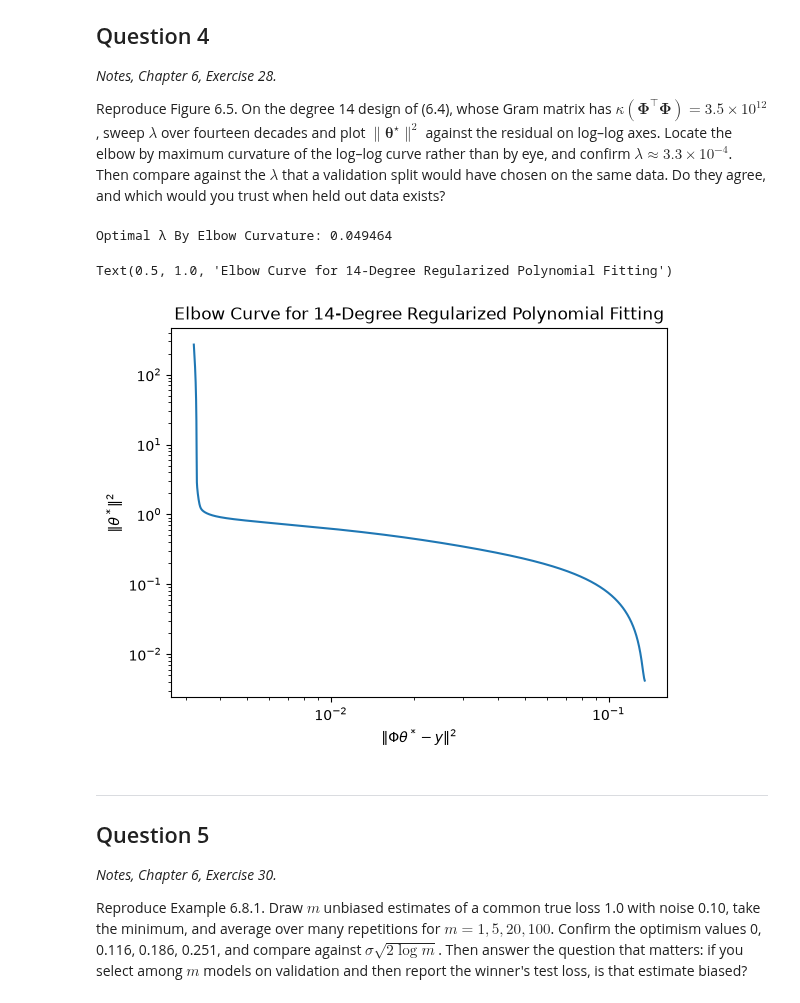
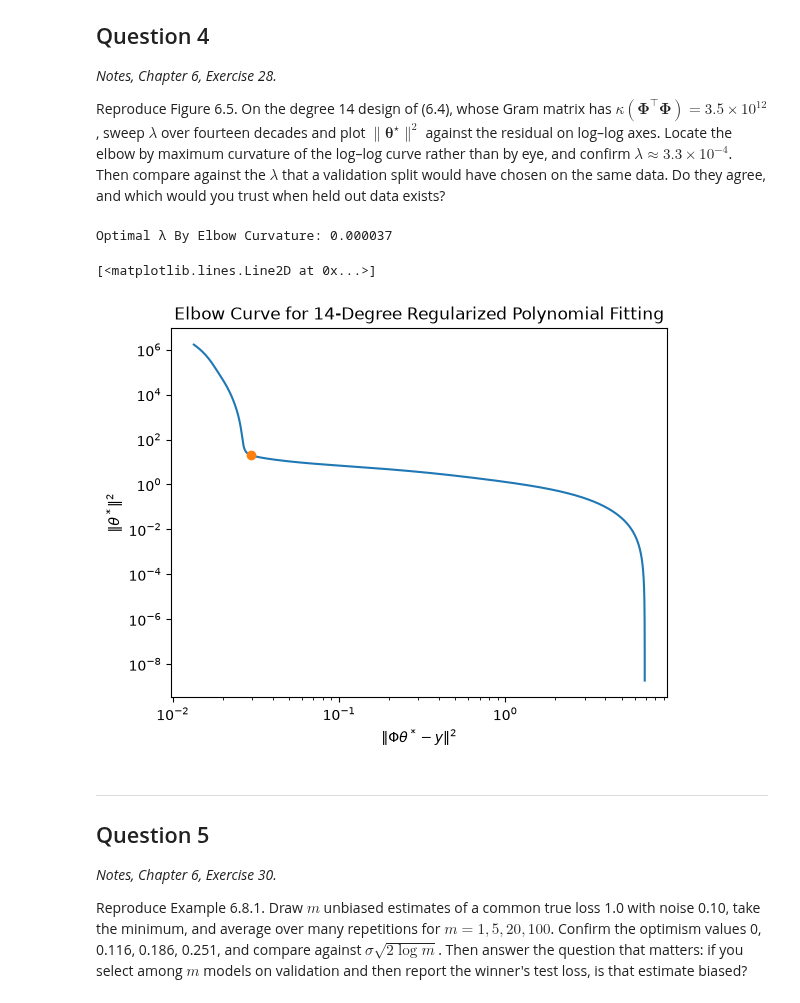
Before and after one commit to akhilghar/COE379L.1, a Jupyter notebook: HW3/Assignment_3-3.ipynb, the cells around one changed output. Saved outputs shown, nothing was run; the diff lists cells and outputs as text; code cells hidden in the pictures.

Commit message:
hw 3 problem 5 solved

```diff
--- a/HW3/Assignment_3-3.ipynb
+++ b/HW3/Assignment_3-3.ipynb
@@ -224,7 +224,7 @@ n_samples = 15
 tgt = jnp.sin
 x = jnp.linspace(a,b,n_samples)
 key = jax.random.PRNGKey(0)
-lambdas = jnp.logspace(-8,4,1401)
+lambdas = jnp.logspace(-10,4,1401)
 x_train = tgt(x)
 
 # Drawing Sample and Finding Optimal θ and Associated Loss
@@ -233,42 +233,44 @@ def draw_y(key, phi, lambda_):
     key, subkey = jax.random.split(key)
     y = x_train + sigma*jax.random.normal(subkey, x_train.shape)
 
-    theta = jnp.linalg.inv(phi.T @ phi + lambda_*jnp.eye(phi.shape[1])) @ phi.T @ y
-    loss = (jnp.linalg.norm(phi @ theta - y)**2)/(2*n_samples)
+    theta = jnp.linalg.solve((phi.T @ phi) + n_samples*lambda_*jnp.eye(phi.shape[1]), phi.T @ y)
+    loss = (jnp.linalg.norm(phi @ theta - y)**2)
 
-    return loss, jnp.linalg.norm(theta)
+    return loss, jnp.linalg.norm(theta)**2
 
 make_vander = lambda x: jnp.vander(2*(x-a)/(b-a) - 1, 15, increasing=True)
-phi = make_vander(x_train)
-
+phi = make_vander(x)
+keys = jax.random.split(key, 200)
 loss_path, theta_path = jax.vmap(draw_y, in_axes=(None,None,0))(key, phi, lambdas)
 
 # Curvature Function
 t = jnp.log(lambdas)
 u = jnp.log(loss_path)
 v = jnp.log(theta_path)
 
 u_prime = jnp.gradient(u,t)
 v_prime = jnp.gradient(v,t)
 u_dprime = jnp.gradient(u_prime,t)
 v_dprime = jnp.gradient(v_prime,t)
 
 kappa = (u_prime*v_dprime - u_dprime*v_prime)/(u_prime**2 + v_prime**2)**1.5
 elbow = jnp.argmax(kappa)
 lambda_star = lambdas[elbow]
 
 print(f"Optimal λ By Elbow Curvature: {lambda_star:.6f}")
 
 # Viz
 plt.figure()
 plt.loglog(loss_path, theta_path)
 plt.xlabel(r'$\|\Phi \theta^*-y\|^2$')
 plt.ylabel(r'$\|\theta^*\|^2$')
 plt.title("Elbow Curve for 14-Degree Regularized Polynomial Fitting")
+
+plt.plot(loss_path[elbow],theta_path[elbow], marker='o', label=f"Optimal λ={lambda_star:.4f}")
 # %% [output]
-Optimal λ By Elbow Curvature: 0.049464
+Optimal λ By Elbow Curvature: 0.000037
-Text(0.5, 1.0, 'Elbow Curve for 14-Degree Regularized Polynomial Fitting')
+[<matplotlib.lines.Line2D at 0x...>]
-[figure, old version]
+[figure, new version]
 # %% [markdown]
 ---
 
```
Also changed, not shown: parts of 1 cell of this notebook.
